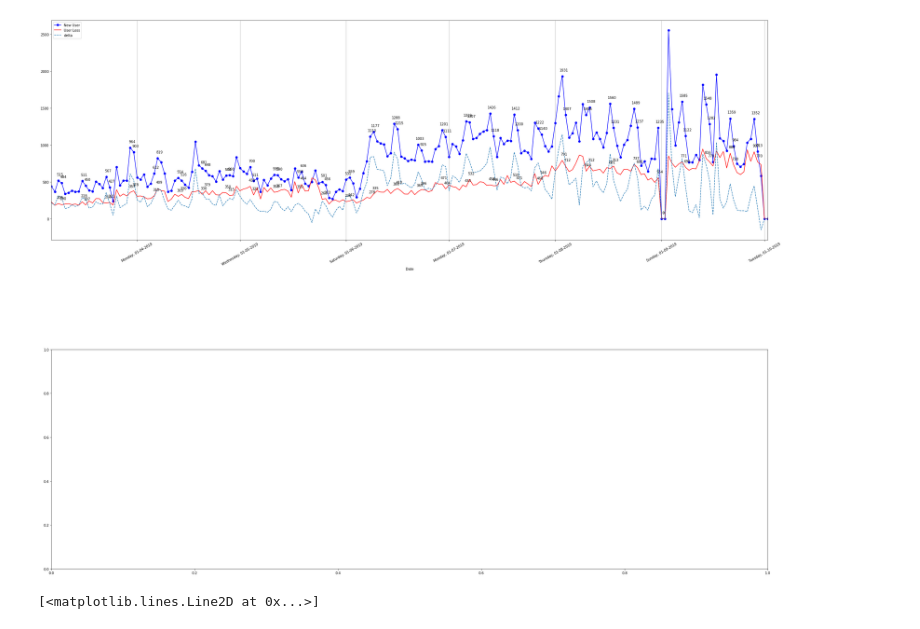
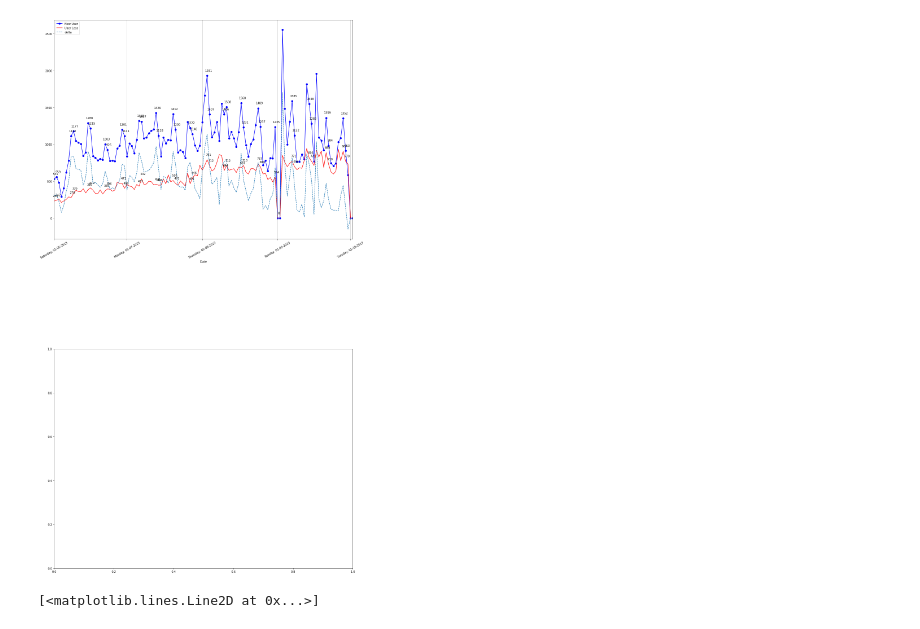
Before and after one commit to aprillins/python-training, a Jupyter notebook: fornuam.ipynb, the cells around one changed output. Cells and saved outputs as stored; diff of their text form; code cells hidden in the pictures.

Commit message:
add start date and enddate

```diff
--- a/fornuam.ipynb
+++ b/fornuam.ipynb
@@ -18,44 +18,49 @@ csvfile['user_loss'] = csvfile['user_loss'].str.replace('[^0-9.]', '0', regex=Tr
 csvfile['user_loss'] = csvfile['user_loss'].astype(int)
 csvfile['new_user'] = csvfile['new_user'].astype(int)
 csvfile = csvfile.sort_values(by='date', ascending=True)
+csvfile['date'] = pd.to_datetime(csvfile['date'])
+csvfile['date'] = csvfile['date'].dt.date
+csvfile.set_index('date', inplace=True)
+startdate = pd.to_datetime('2019-06-01').date()
+enddate = pd.to_datetime('2019-08-01').date()
+csvfile = csvfile.loc[startdate:]
 # %%
-csvfile['date'] = pd.to_datetime(csvfile['date'])
-csvfile['date'] = csvfile['date'].dt.date
-csvfile.set_index('date', inplace=True)
+
 csvfile['delta'] = csvfile['new_user'] - csvfile['user_loss']
 idx = csvfile.index
+
 dateseries = pd.to_datetime(csvfile.index).to_series()
 day = dateseries.dt.weekday
 # csvfile.reset_index(drop=True, inplace=True) #this is how to reset index
 
 #CREATING FIGURE
-fig, ax = plt.subplots(2, 1, figsize=(30,25))
+fig, ax = plt.subplots(2, 1, figsize=(15,30))
 fig.subplots_adjust(bottom=0, left=.01, right=.99, top=.90, hspace=0.5)
 
 #PLOTTING USING MATPLOTLIB
 ax[0].plot(idx, csvfile['new_user'], ls='-', marker='o', color='b', label='New User')
 ax[0].plot(idx, csvfile['user_loss'], ls='-', color='r', label='User Loss')
 ax[0].plot(idx, csvfile['delta'], ls='--')
 ax[0].tick_params(axis='x', rotation=30)
 ax[0].xaxis.set_major_locator(dates.MonthLocator())
 ax[0].xaxis.set_major_formatter(dates.DateFormatter('%A, %d-%m-%Y'))
 ax[0].set_xlabel('Date')
 ax[0].grid(axis='x')
 ax[0].legend(loc=2)
 ax[0].margins(x=0) #remove blank space for in the left and the right (x axis)
 for x, y,  in zip(csvfile.index, csvfile['new_user']):
     if (day[x] == 5 or day[x] == 6):
         ax[0].annotate(y, (dates.date2num(x),y), xytext=(5,15), textcoords='offset points', ha='center') # Annotate
 
 for x, y,  in zip(csvfile.index, csvfile['user_loss']):
     if (day[x] == 5 or day[x] == 6):
         ax[0].annotate(y, (dates.date2num(x),y), xytext=(5,15), textcoords='offset points', ha='center') # Annotate
 
 #PLOTTING USING PANDAS
 # csvfile.plot(x='date', figsize=(20,10), rot=45).grid(color='r', axis='x', linestyle='--') #this is how to plot
 # csvfile.plot(ax=ax[1], rot=90).grid(axis='x')
 # %% [output]
-[figure, old version]
+[figure, new version]
 # %%
 import pandas as pd
 import matplotlib.pyplot as plt
```
